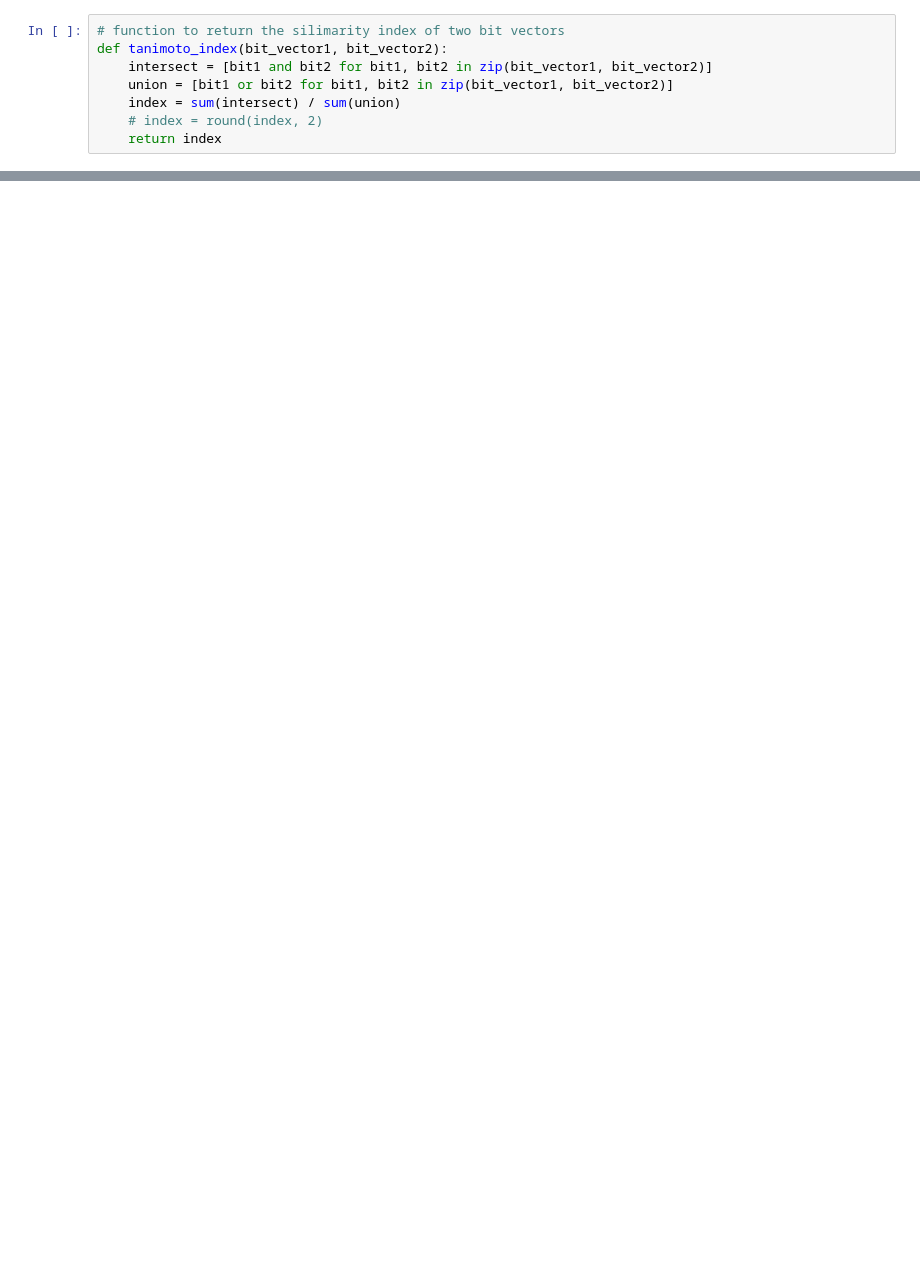
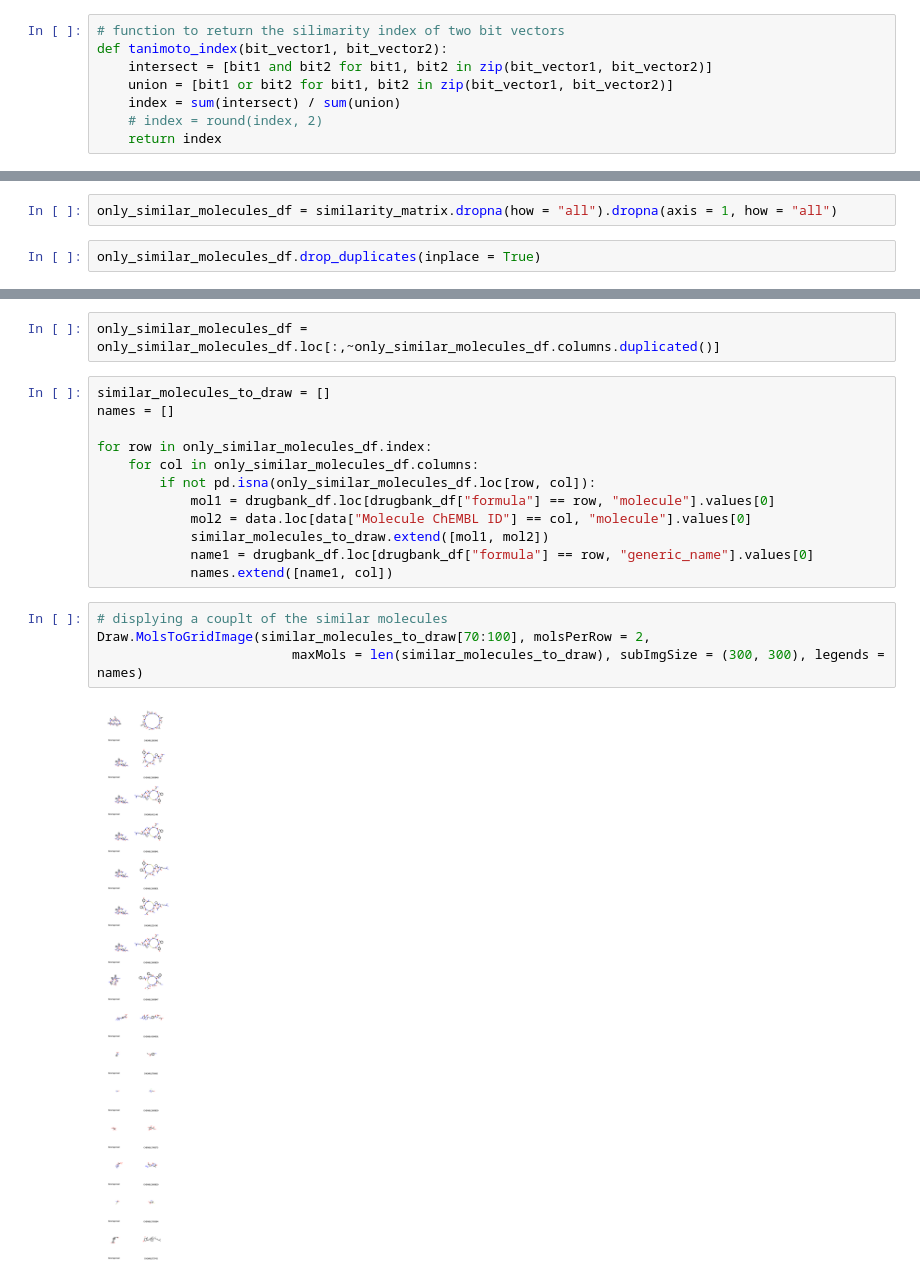
Before and after one commit to lich-uct/cdd2022, a Jupyter notebook: vecerkok/6_exercise.ipynb, the cells around one changed output, grey strips where cells are left out. Drawn from its saved outputs; the diff is of its cells as text; blank space fills up the shorter version.

```diff
--- a/vecerkok/6_exercise.ipynb
+++ b/vecerkok/6_exercise.ipynb
@@ -77,0 +99,4 @@ similarity_matrix = similarity_matrix.add(similarity_matrix.T, fill_value = 0)
+# %%
+only_similar_molecules_df = similarity_matrix.dropna(how = "all").dropna(axis = 1, how = "all")
+# %%
+only_similar_molecules_df.drop_duplicates(inplace = True)
@@ -77,0 +118,20 @@ similarity_matrix = similarity_matrix.add(similarity_matrix.T, fill_value = 0)
+# %%
+only_similar_molecules_df = only_similar_molecules_df.loc[:,~only_similar_molecules_df.columns.duplicated()]
+# %%
+similar_molecules_to_draw = []
+names = []
+
+for row in only_similar_molecules_df.index:
+    for col in only_similar_molecules_df.columns:
+        if not pd.isna(only_similar_molecules_df.loc[row, col]):
+            mol1 = drugbank_df.loc[drugbank_df["formula"] == row, "molecule"].values[0]
+            mol2 = data.loc[data["Molecule ChEMBL ID"] == col, "molecule"].values[0]
+            similar_molecules_to_draw.extend([mol1, mol2])
+            name1 = drugbank_df.loc[drugbank_df["formula"] == row, "generic_name"].values[0]
+            names.extend([name1, col])
+# %%
+# displying a couplt of the similar molecules
+Draw.MolsToGridImage(similar_molecules_to_draw[70:100], molsPerRow = 2,
+                         maxMols = len(similar_molecules_to_draw), subImgSize = (300, 300), legends = names)
+# %% [output]
+[figure, added]
```
Also changed, not shown: parts of 19 cells of this notebook.
